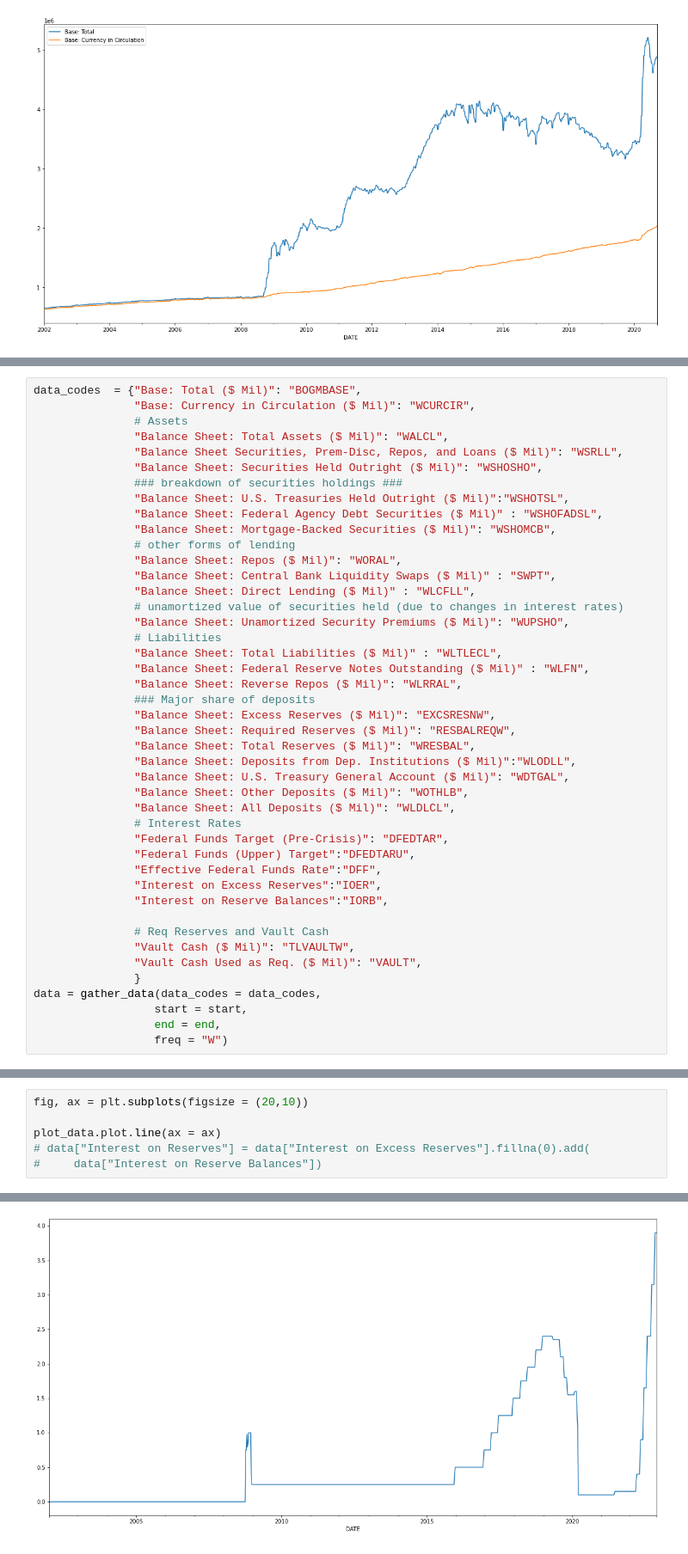
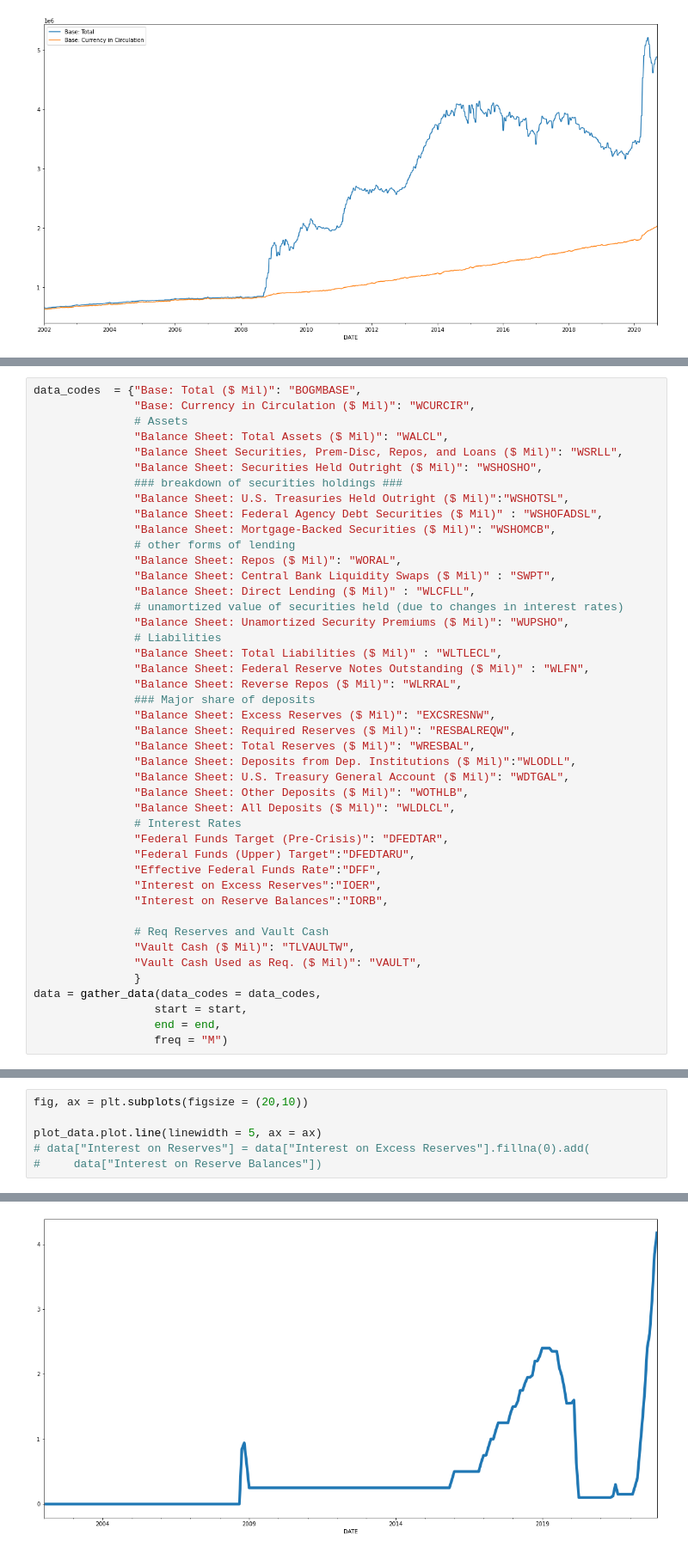
Before and after one commit to jlcatonjr/Learn-Python-for-Stats-and-Econ, a Jupyter notebook: In Class Demonstrations/Project 6 - .ipynb, the cells around one changed output, grey strips where cells are left out. Shown at 86% size. Cells and saved outputs as stored; diff of their text form.

```diff
--- a/In Class Demonstrations/Project 6 - .ipynb
+++ b/In Class Demonstrations/Project 6 - .ipynb
@@ -133,4 +134,4 @@ data_codes  = {"Base: Total ($ Mil)": "BOGMBASE",
 data = gather_data(data_codes = data_codes,
                   start = start,
                   end = end,
-                  freq = "W")
+                  freq = "M")
@@ -158,9 +163,9 @@ plot_data.loc[match_date] = match_val
 # %%
 fig, ax = plt.subplots(figsize = (20,10))
 
-plot_data.plot.line(ax = ax)
+plot_data.plot.line(linewidth = 5, ax = ax)
 # data["Interest on Reserves"] = data["Interest on Excess Reserves"].fillna(0).add(
 #     data["Interest on Reserve Balances"])
 # %% [output]
 <AxesSubplot:xlabel='DATE'>
-[figure, old version]
+[figure, new version]
```
Also changed, not shown: parts of 19 cells of this notebook, 9 other files.
